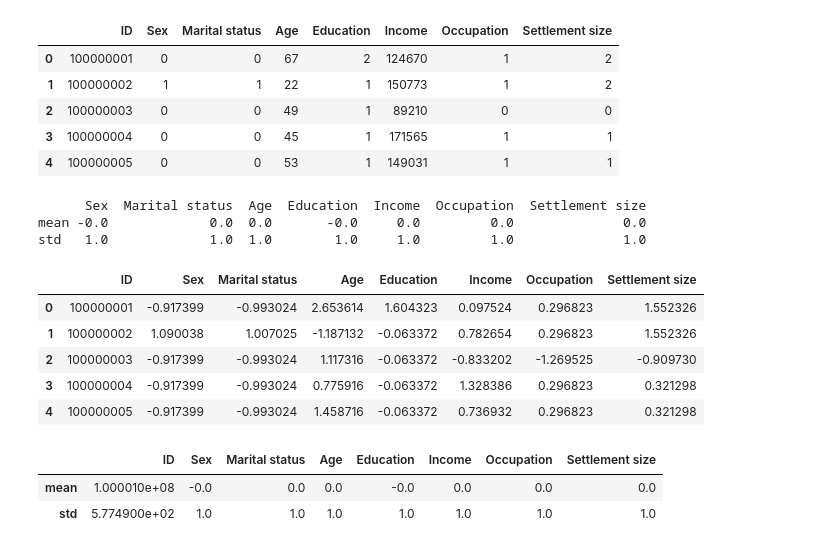
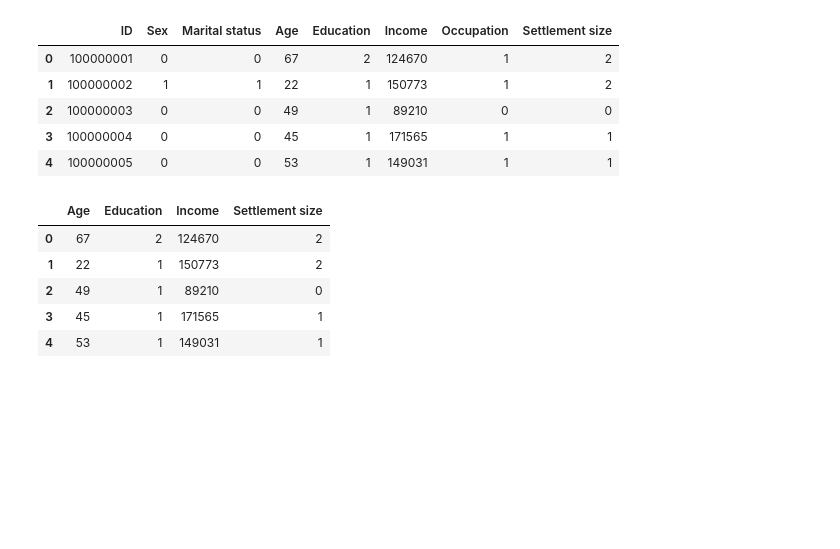
Before and after one commit to silverbacon9/Machine-Learning, a Jupyter notebook: code test/3_4. DimReduction_Clustering/3_4. DimReduction Clustering.ipynb, the cells around one changed output. Drawn from its saved outputs; the diff is of its cells as text; code cells hidden in the pictures; blank space fills up the shorter version.

```diff
--- a/code test/3_4. DimReduction_Clustering/3_4. DimReduction Clustering.ipynb
+++ b/code test/3_4. DimReduction_Clustering/3_4. DimReduction Clustering.ipynb
@@ -103,33 +110,19 @@ df.head()
 | 3 | 100000004 | 0 | 0 | 45 | 1 | 171565 | 1 | 1 |
 | 4 | 100000005 | 0 | 0 | 53 | 1 | 149031 | 1 | 1 |
 # %%
-
-# 將ID以外的特徵全取出
-X = df.iloc[:, 1:]
+# 取4個連續型變數特徵
+features = ['Age', 'Education', 'Income', 'Settlement size']
+X = df[features]
 
 # 使用 scikit-learn 內建的 API 標準化
 scaler = StandardScaler()
-Z_sk = scaler.fit_transform(X)
+X_std = scaler.fit_transform(X)
-# %% [output]
-      Sex  Marital status  Age  Education  Income  Occupation  Settlement size
-mean -0.0             0.0  0.0       -0.0     0.0         0.0              0.0
-std   1.0             1.0  1.0        1.0     1.0         1.0              1.0
-# %%
-# 更新 DataFrame
-df.iloc[:, 1:] = Z_sk
-df.head()
-# %% [output]
-|  | ID | Sex | Marital status | Age | Education | Income | Occupation | Settlement size |
-| 0 | 100000001 | -0.917399 | -0.993024 | 2.653614 | 1.604323 | 0.097524 | 0.296823 | 1.552326 |
-| 1 | 100000002 | 1.090038 | 1.007025 | -1.187132 | -0.063372 | 0.782654 | 0.296823 | 1.552326 |
-| 2 | 100000003 | -0.917399 | -0.993024 | 1.117316 | -0.063372 | -0.833202 | -1.269525 | -0.909730 |
-| 3 | 100000004 | -0.917399 | -0.993024 | 0.775916 | -0.063372 | 1.328386 | 0.296823 | 0.321298 |
-| 4 | 100000005 | -0.917399 | -0.993024 | 1.458716 | -0.063372 | 0.736932 | 0.296823 | 0.321298 |
-# %%
-# 顯示各特徵的平均與標準差
-df_stats = df.describe().loc[['mean', 'std']]
-df_stats.round(2)
-# %% [output]
-|  | ID | Sex | Marital status | Age | Education | Income | Occupation | Settlement size |
-| mean | 1.000010e+08 | -0.0 | 0.0 | 0.0 | -0.0 | 0.0 | 0.0 | 0.0 |
-| std | 5.774900e+02 | 1.0 | 1.0 | 1.0 | 1.0 | 1.0 | 1.0 | 1.0 |
+# %%
+X.head()
+# %% [output]
+|  | Age | Education | Income | Settlement size |
+| 0 | 67 | 2 | 124670 | 2 |
+| 1 | 22 | 1 | 150773 | 2 |
+| 2 | 49 | 1 | 89210 | 0 |
+| 3 | 45 | 1 | 171565 | 1 |
+| 4 | 53 | 1 | 149031 | 1 |
```
Also changed, not shown: parts of 14 cells of this notebook, 1 other file.
